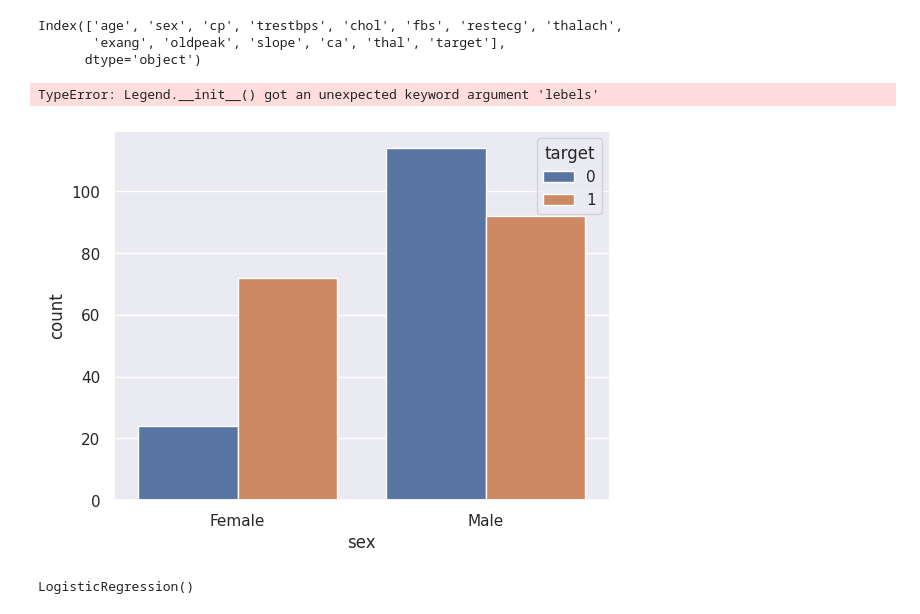
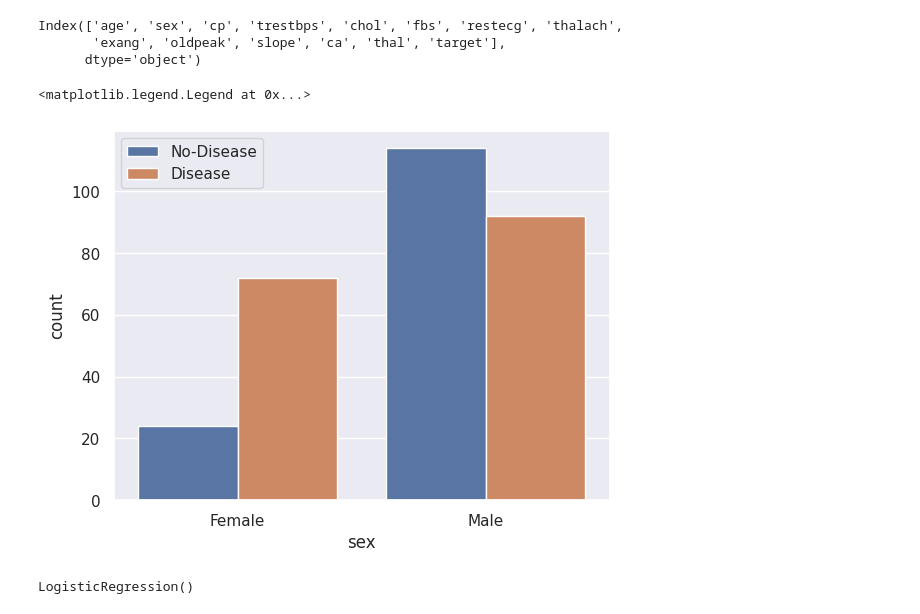
Before and after one commit to Nahsc0/python-data-science, a Jupyter notebook: Heart_Diseases_Prediction/Heart Diseases Prediction Model.ipynb, the cells around one changed output. Drawn from its saved outputs; the diff is of its cells as text; code cells hidden in the pictures.

```diff
--- a/Heart_Diseases_Prediction/Heart Diseases Prediction Model.ipynb
+++ b/Heart_Diseases_Prediction/Heart Diseases Prediction Model.ipynb
@@ -170,10 +170,10 @@ Index(['age', 'sex', 'cp', 'trestbps', 'chol', 'fbs', 'restecg', 'thalach',
 # %%
 sns.countplot(x='sex',hue="target",data=df)
 plt.xticks([1,0],['Male', 'Female'])
-plt.legend(lebels=['No-Disease','Disease'])
+plt.legend(labels=['No-Disease','Disease'])
 # %% [output]
-TypeError: Legend.__init__() got an unexpected keyword argument 'lebels'
+<matplotlib.legend.Legend at 0x...>
-[figure, old version]
+[figure, new version]
 # %%
 X = df.drop("target", axis=1)
 y = df["target"]
```
